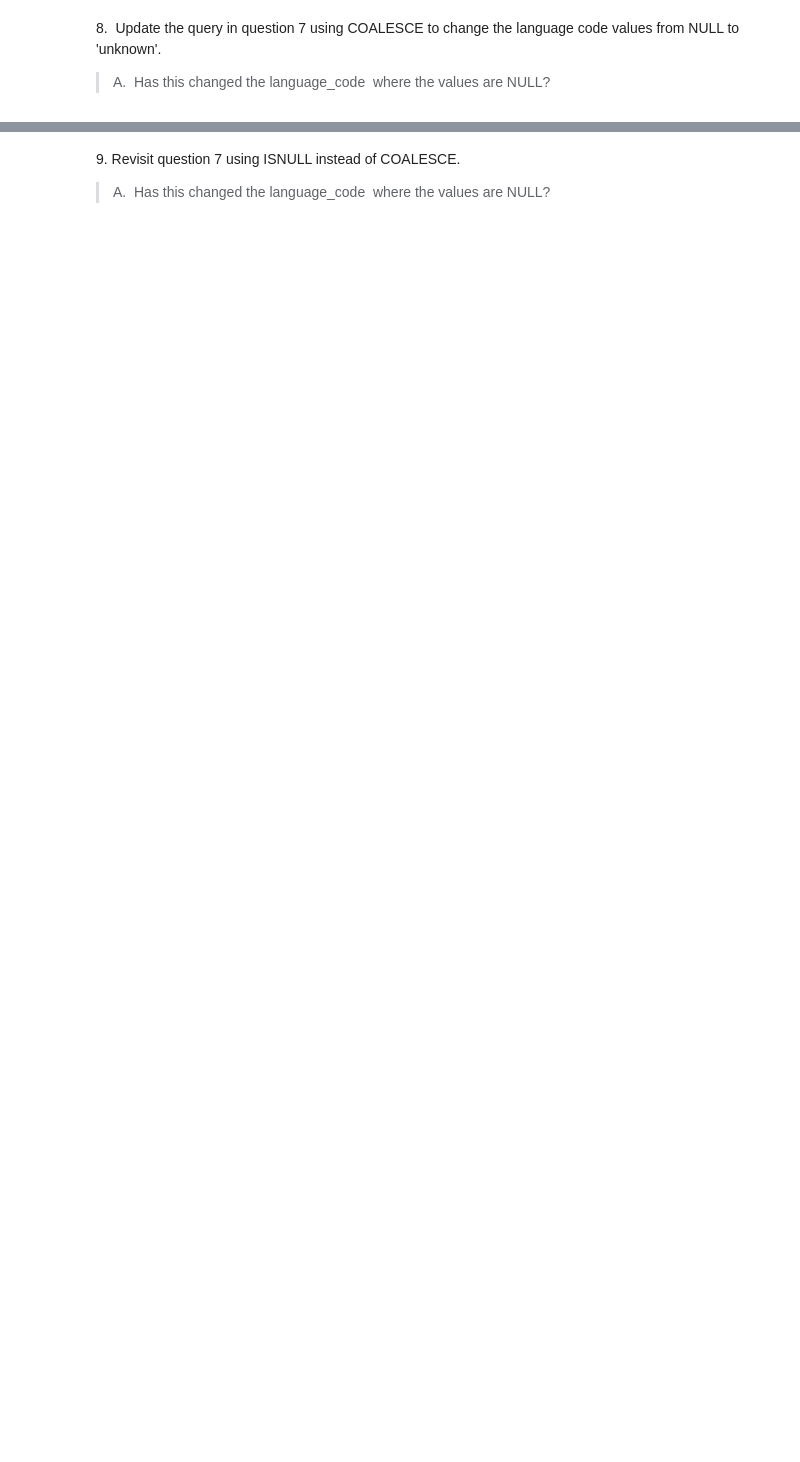
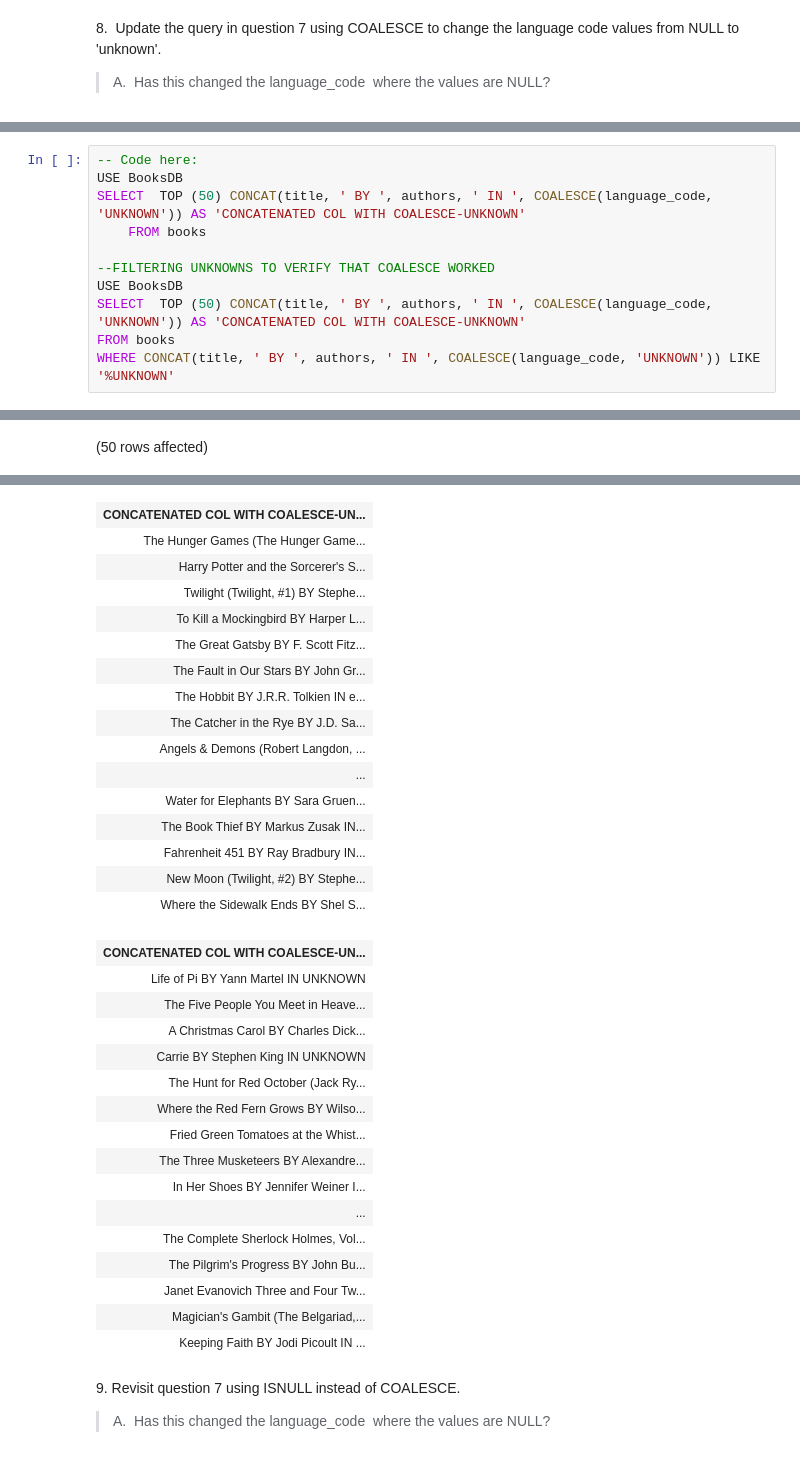
Before and after one commit to hollyhira/Studio12_SQL-Part-2, a Jupyter notebook: SQL-Part-2-Studio.ipynb, the cells around one changed output, grey strips where cells are left out. Drawn from its saved outputs; the diff is of its cells as text; blank space fills up the shorter version.

```diff
--- a/SQL-Part-2-Studio.ipynb
+++ b/SQL-Part-2-Studio.ipynb
@@ -222,0 +274,12 @@ Total execution time: 00:00:00.063
+# %%
+-- Code here:
+USE BooksDB
+SELECT  TOP (50) CONCAT(title, ' BY ', authors, ' IN ', COALESCE(language_code, 'UNKNOWN')) AS 'CONCATENATED COL WITH COALESCE-UNKNOWN'
+    FROM books
+
+--FILTERING UNKNOWNS TO VERIFY THAT COALESCE WORKED
+USE BooksDB
+SELECT  TOP (50) CONCAT(title, ' BY ', authors, ' IN ', COALESCE(language_code, 'UNKNOWN')) AS 'CONCATENATED COL WITH COALESCE-UNKNOWN'
+FROM books
+WHERE CONCAT(title, ' BY ', authors, ' IN ', COALESCE(language_code, 'UNKNOWN')) LIKE '%UNKNOWN'
+# %% [output]
@@ -222,0 +287 @@ Total execution time: 00:00:00.063
+(50 rows affected)
@@ -223,3 +289,35 @@ Total execution time: 00:00:00.063
+| CONCATENATED COL WITH COALESCE-UN... |
+| The Hunger Games (The Hunger Game... |
+| Harry Potter and the Sorcerer's S... |
+| Twilight (Twilight, #1) BY Stephe... |
+| To Kill a Mockingbird BY Harper L... |
+| The Great Gatsby BY F. Scott Fitz... |
+| The Fault in Our Stars BY John Gr... |
+| The Hobbit BY J.R.R. Tolkien IN e... |
+| The Catcher in the Rye BY J.D. Sa... |
+| Angels & Demons (Robert Langdon, ... |
+| ... |
+| Water for Elephants BY Sara Gruen... |
+| The Book Thief BY Markus Zusak IN... |
+| Fahrenheit 451 BY Ray Bradbury IN... |
+| New Moon (Twilight, #2) BY Stephe... |
+| Where the Sidewalk Ends BY Shel S... |
+| CONCATENATED COL WITH COALESCE-UN... |
+| Life of Pi BY Yann Martel IN UNKNOWN |
+| The Five People You Meet in Heave... |
+| A Christmas Carol BY Charles Dick... |
+| Carrie BY Stephen King IN UNKNOWN |
+| The Hunt for Red October (Jack Ry... |
+| Where the Red Fern Grows BY Wilso... |
+| Fried Green Tomatoes at the Whist... |
+| The Three Musketeers BY Alexandre... |
+| In Her Shoes BY Jennifer Weiner I... |
+| ... |
+| The Complete Sherlock Holmes, Vol... |
+| The Pilgrim's Progress BY John Bu... |
+| Janet Evanovich Three and Four Tw... |
+| Magician's Gambit (The Belgariad,... |
+| Keeping Faith BY Jodi Picoult IN ... |
 # %% [markdown]
 9\. Revisit question 7 using ISNULL instead of COALESCE.
 
```
Also changed, not shown: parts of 11 cells of this notebook.
